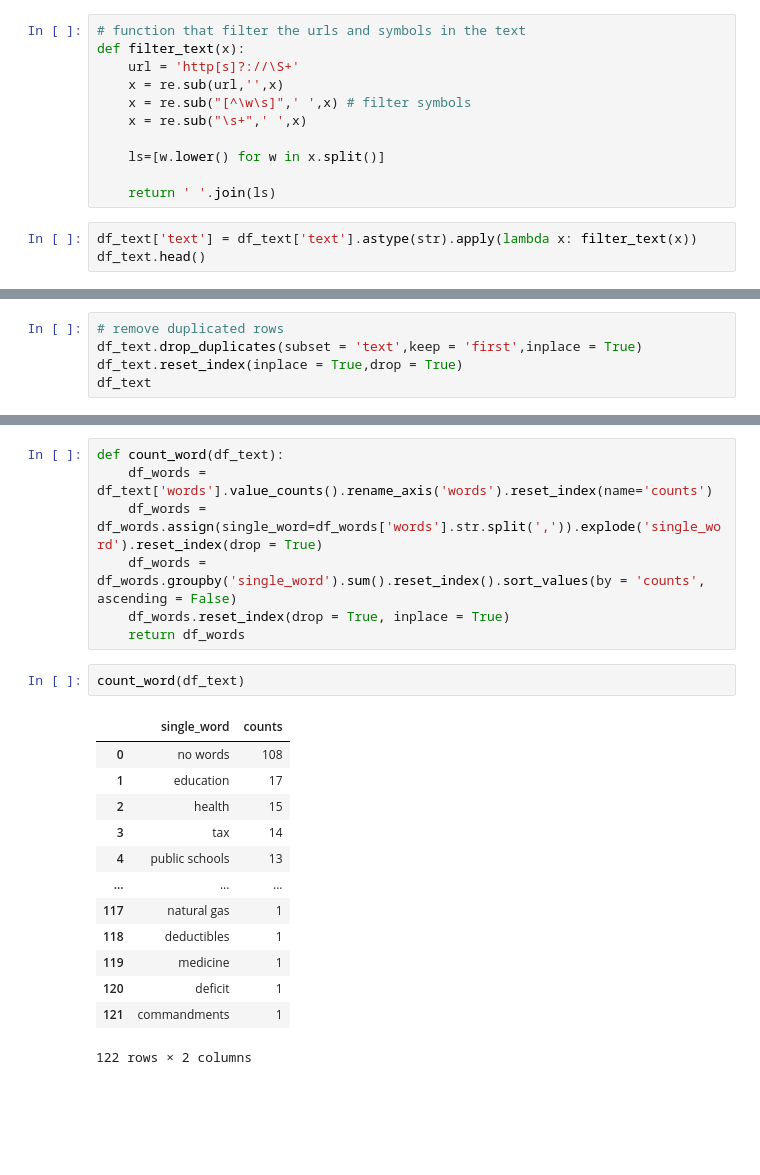
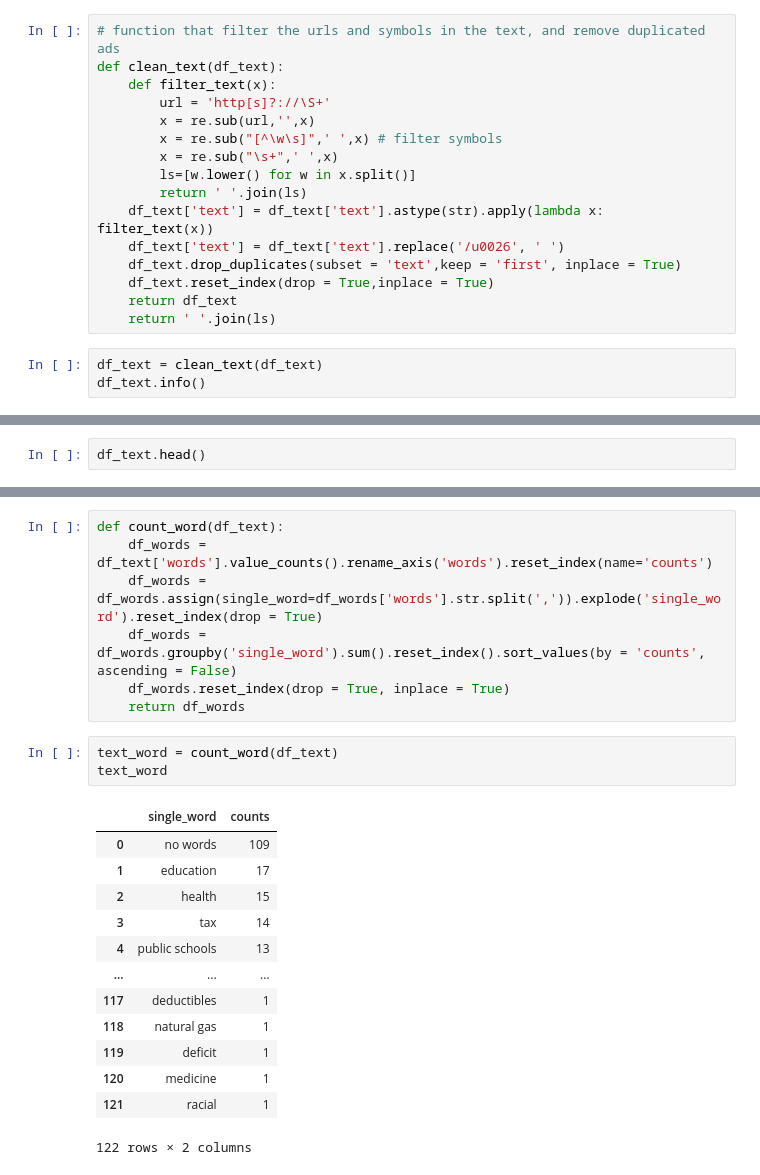
Before and after one commit to sfchronicle/ml-political-ads, a Jupyter notebook: ads_anaylsis_CT.ipynb, the cells around one changed output, grey strips where cells are left out. Drawn from its saved outputs; the diff is of its cells as text; blank space fills up the shorter version.

```diff
--- a/ads_anaylsis_CT.ipynb
+++ b/ads_anaylsis_CT.ipynb
@@ -79,17 +81,22 @@ if df_text['text'].isnull().sum():
 # %% [output]
 5
 # %%
-# function that filter the urls and symbols in the text
-def filter_text(x):
-    url = 'http[s]?://\S+'
-    x = re.sub(url,'',x)
-    x = re.sub("[^\w\s]",' ',x) # filter symbols
-    x = re.sub("\s+",' ',x)
-
-    ls=[w.lower() for w in x.split()]
-
+# function that filter the urls and symbols in the text, and remove duplicated ads
+def clean_text(df_text):
+    def filter_text(x):
+        url = 'http[s]?://\S+'
+        x = re.sub(url,'',x)
+        x = re.sub("[^\w\s]",' ',x) # filter symbols
+        x = re.sub("\s+",' ',x)
+        ls=[w.lower() for w in x.split()]
+        return ' '.join(ls)
+    df_text['text'] = df_text['text'].astype(str).apply(lambda x: filter_text(x))
+    df_text['text'] = df_text['text'].replace('/u0026', ' ')
+    df_text.drop_duplicates(subset = 'text',keep = 'first', inplace = True)
+    df_text.reset_index(drop = True,inplace = True)
+    return df_text
     return ' '.join(ls)
 # %%
-df_text['text'] = df_text['text'].astype(str).apply(lambda x: filter_text(x))
-df_text.head()
+df_text = clean_text(df_text)
+df_text.info()
 # %% [output]
@@ -102,8 +114,5 @@ df_text.head()
 # %%
-# remove duplicated rows
-df_text.drop_duplicates(subset = 'text',keep = 'first',inplace = True)
-df_text.reset_index(inplace = True,drop = True)
-df_text
+df_text.head()
 # %% [output]
 |  | ad_id | ad_url | report_url | text |
 | 0 | CR442831434822975488 | https://transparencyreport.google... | https://transparencyreport.google... | our democrat opponent outraised u... |
@@ -233,18 +226,19 @@ def count_word(df_text):
     df_words.reset_index(drop = True, inplace = True)
     return df_words
 # %%
-count_word(df_text)
+text_word = count_word(df_text)
+text_word
 # %% [output]
 |  | single_word | counts |
-| 0 | no words | 108 |
+| 0 | no words | 109 |
 | 1 | education | 17 |
 | 2 | health | 15 |
 | 3 | tax | 14 |
 | 4 | public schools | 13 |
 | ... | ... | ... |
-| 117 | natural gas | 1 |
-| 118 | deductibles | 1 |
-| 119 | medicine | 1 |
-| 120 | deficit | 1 |
-| 121 | commandments | 1 |
+| 117 | deductibles | 1 |
+| 118 | natural gas | 1 |
+| 119 | deficit | 1 |
+| 120 | medicine | 1 |
+| 121 | racial | 1 |
 122 rows × 2 columns
```
Also changed, not shown: parts of 23 cells of this notebook.
